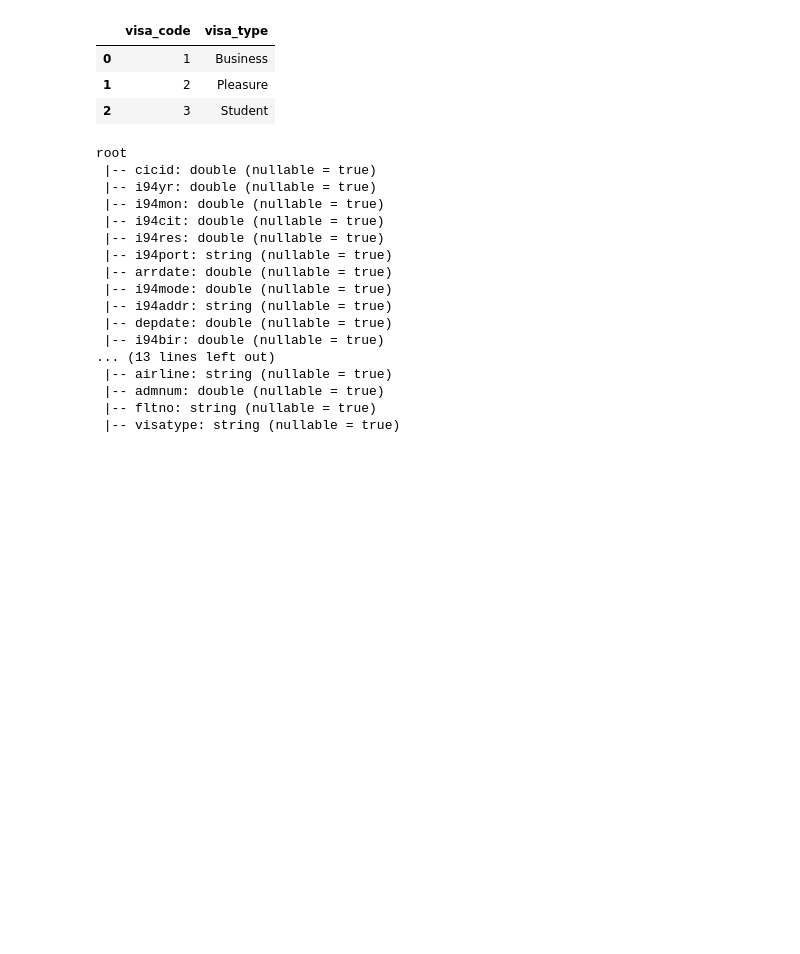
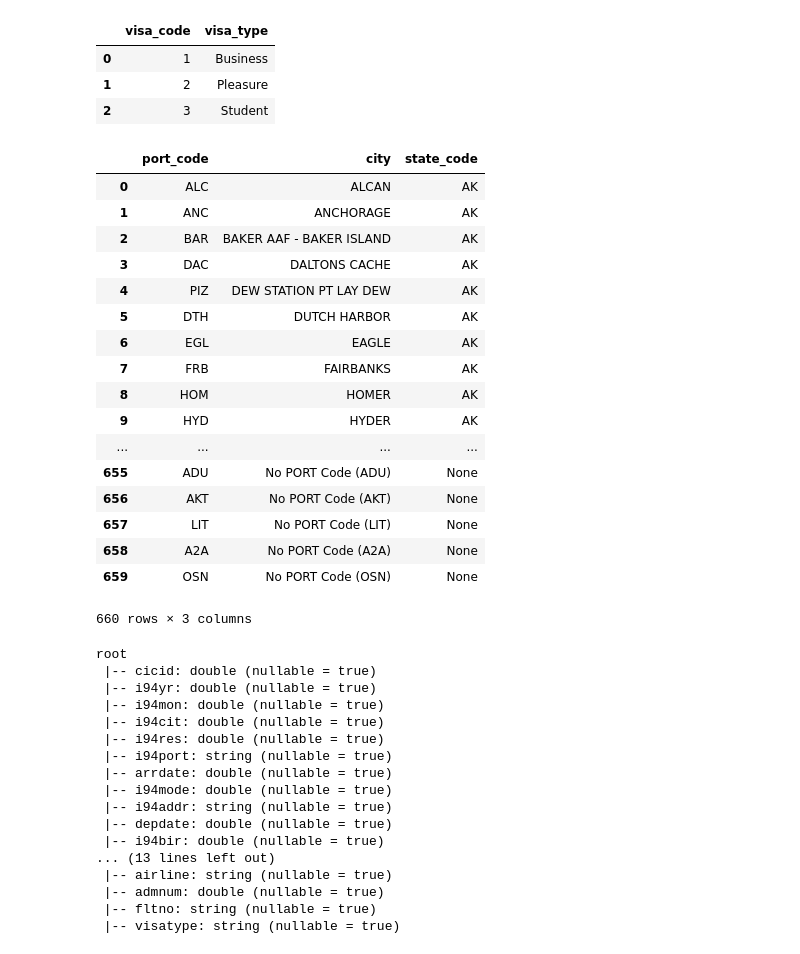
Before and after one commit to Sabathh/data_engineering, a Jupyter notebook: capstone_project/Capstone Project Template.ipynb, the cells around one changed output. Cells and saved outputs as stored; diff of their text form; code cells hidden in the pictures; blank space fills up the shorter version.

Commit message:
Capstone: Created data file containing ports data

```diff
--- a/capstone_project/Capstone Project Template.ipynb
+++ b/capstone_project/Capstone Project Template.ipynb
@@ -33,7 +33,8 @@ filepaths = {
     'states' : './data/states.csv',
     'transport_modes' : './data/transport_mode.csv',
     'visa' : './data/visa.csv',
-    'cities' : './data/us-cities-demographics.csv'
+    'cities' : './data/us-cities-demographics.csv',
+    'ports' : './data/ports.csv'
 }
 # %%
 spark = SparkSession \
@@ -49,6 +50,7 @@ df_cities = extractor.get_cities_data()
 df_states = extractor.get_states_data()
 df_trasnp_modes = extractor.get_transp_mode_data()
 df_visas = extractor.get_visa_data()
+df_ports = extractor.get_ports_data()
 # %%
 df_airports.toPandas()
 # %% [output]
@@ -126,6 +128,27 @@ df_visas.toPandas()
 | 0 | 1 | Business |
 | 1 | 2 | Pleasure |
 | 2 | 3 | Student |
+# %%
+df_ports.toPandas()
+# %% [output]
+|  | port_code | city | state_code |
+| 0 | ALC | ALCAN | AK |
+| 1 | ANC | ANCHORAGE | AK |
+| 2 | BAR | BAKER AAF - BAKER ISLAND | AK |
+| 3 | DAC | DALTONS CACHE | AK |
+| 4 | PIZ | DEW STATION PT LAY DEW | AK |
+| 5 | DTH | DUTCH HARBOR | AK |
+| 6 | EGL | EAGLE | AK |
+| 7 | FRB | FAIRBANKS | AK |
+| 8 | HOM | HOMER | AK |
+| 9 | HYD | HYDER | AK |
+| ... | ... | ... | ... |
+| 655 | ADU | No PORT Code (ADU) | None |
+| 656 | AKT | No PORT Code (AKT) | None |
+| 657 | LIT | No PORT Code (LIT) | None |
+| 658 | A2A | No PORT Code (A2A) | None |
+| 659 | OSN | No PORT Code (OSN) | None |
+660 rows × 3 columns
 # %%
 df_i94 = extractor.get_i94_data()
 df_i94.printSchema()
```
Also changed, not shown: 2 other files.
